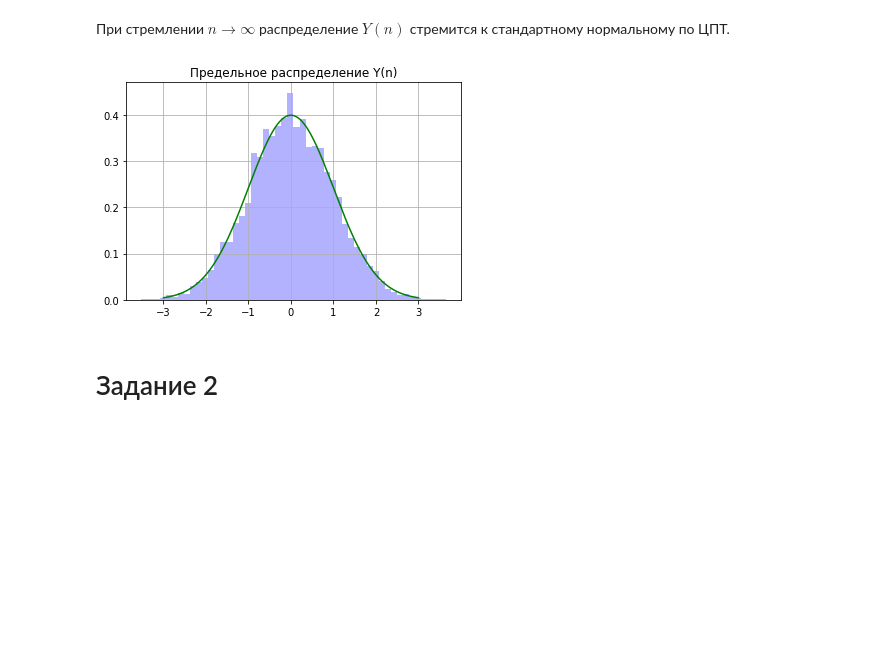
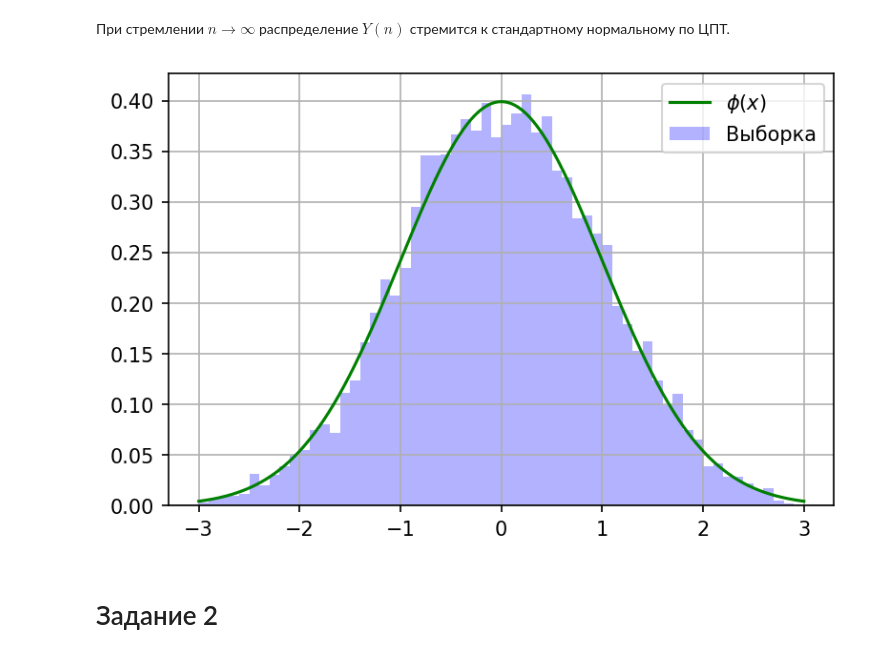
Before and after one commit to MrG1raffe/Stochastic_prac, a Jupyter notebook: StochAn_pt1.ipynb, the cells around one changed output. Cells and saved outputs as stored; diff of their text form; code cells hidden in the pictures; blank space fills up the shorter version.

```diff
--- a/StochAn_pt1.ipynb
+++ b/StochAn_pt1.ipynb
@@ -105,15 +125,22 @@ plt.show()
 # %%
 samp_size = 10000
 n = 10000
 sample = (2 * bern_rnd(0.5, n, samp_size) - 1).sum(0) / np.sqrt(n)
-plt.hist(sample, bins=50, density=True, color='b', alpha=0.3)
+
+fig, ax = plt.subplots()
+fig.dpi = 150
+
+ax.hist(sample, bins=np.arange(-3, 3, 0.1), density=True, color='b', alpha=0.3, label = 'Выборка')
 x = np.linspace(-3, 3, 1000)
-plt.plot(x, norm.pdf(x), c='g', lw=1.5)
-plt.title('Предельное распределение Y(n)')
-plt.grid()
-plt.show()
+ax.plot(x, norm.pdf(x), c='g', lw=1.5, label=r'$\phi(x)$')
+ax.legend()
+#plt.title('Предельное распределение Y(n)')
+ax.grid()
+#plt.show()
+
+fig.savefig('/home/mr_giraffe/Documents/StochAn_prac/Report/1_5.pdf', bbox_inches='tight')
 # %% [output]
-[figure, old version]
+[figure, new version]
 # %% [markdown]
 # Задание 2
 # %% [markdown]
```
Also changed, not shown: parts of 32 cells of this notebook, 52 other files.
